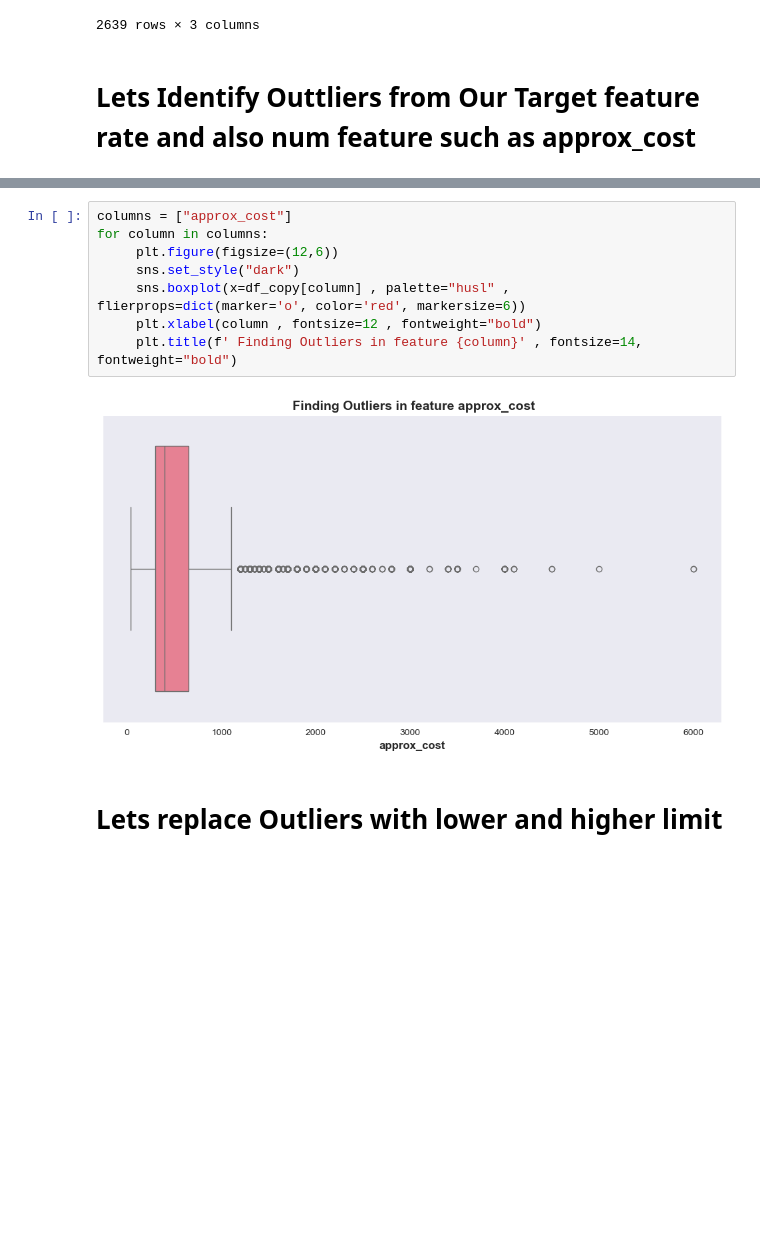
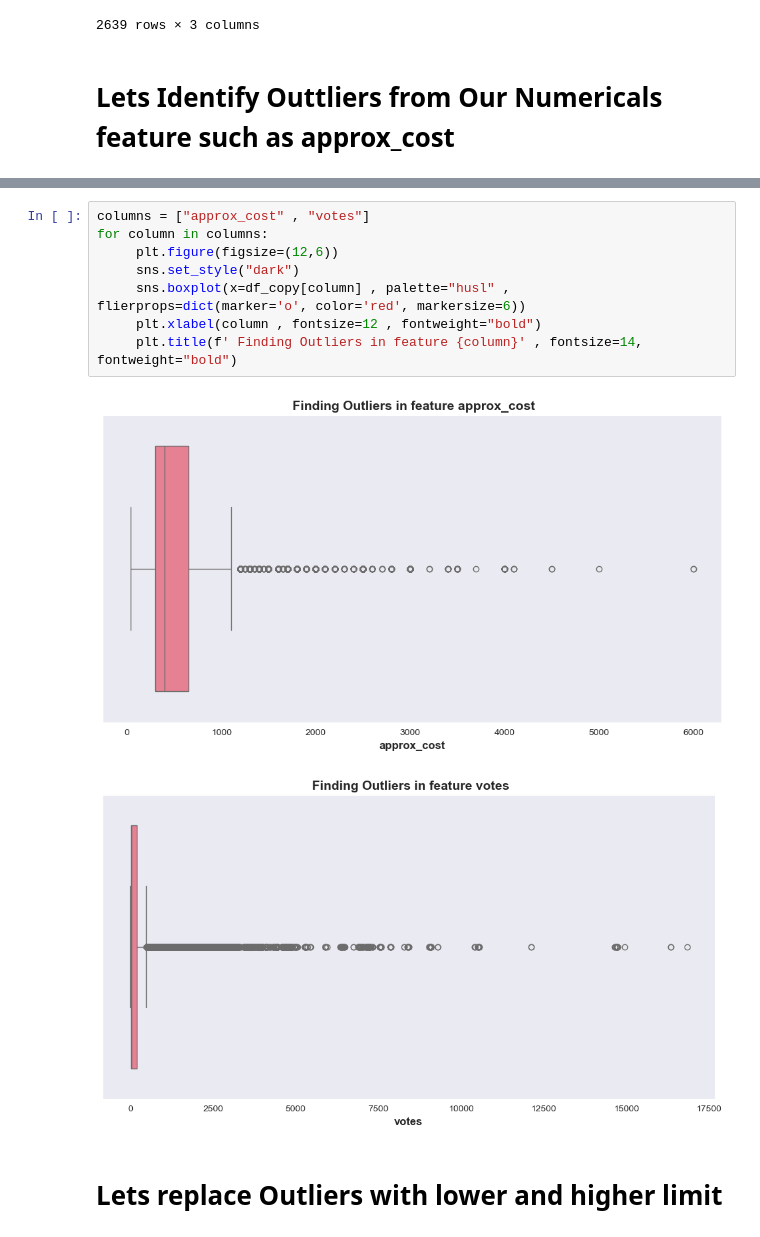
Before and after one commit to RJSINGH64/restaurant_rating-prediction, a Jupyter notebook: research.ipynb, the cells around one changed output, grey strips where cells are left out. Cells and saved outputs as stored; diff of their text form; blank space fills up the shorter version.

```diff
--- a/research.ipynb
+++ b/research.ipynb
@@ -569,7 +569,7 @@ cuisines_rating
 | 2638 | Fast Food, Street Food, North Ind... | 2.400000 | 48.000000 |
 2639 rows × 3 columns
 # %% [markdown]
-# **Lets Identify Outtliers from Our Target feature rate and also num feature such as approx_cost**
+# **Lets Identify Outtliers from Our Numericals feature  such as approx_cost**
 # %%
 df.head()
 # %% [output]
@@ -580,15 +580,16 @@ df.head()
 | 3 | Monsoon | No | No | 2.8 | 12 | Bellandur | Food Court | [Biryani] | Continental | ... |
 | 4 | Ambur Biryani | No | No | 3.7 | 0 | Kammanahalli | Quick Bites | [Biryani] | Biryani, Kebab | ... |
 # %%
-columns = ["approx_cost"]
+columns = ["approx_cost" , "votes"]
 for column in columns:
      plt.figure(figsize=(12,6))
      sns.set_style("dark")
      sns.boxplot(x=df_copy[column] , palette="husl" , flierprops=dict(marker='o', color='red', markersize=6))
      plt.xlabel(column , fontsize=12 , fontweight="bold")
      plt.title(f' Finding Outliers in feature {column}' , fontsize=14, fontweight="bold")
 # %% [output]
 [figure]
+[figure, added]
 # %% [markdown]
 # **Lets replace Outliers with lower and higher limit**
 # %%
```
Also changed, not shown: parts of 36 cells of this notebook.
